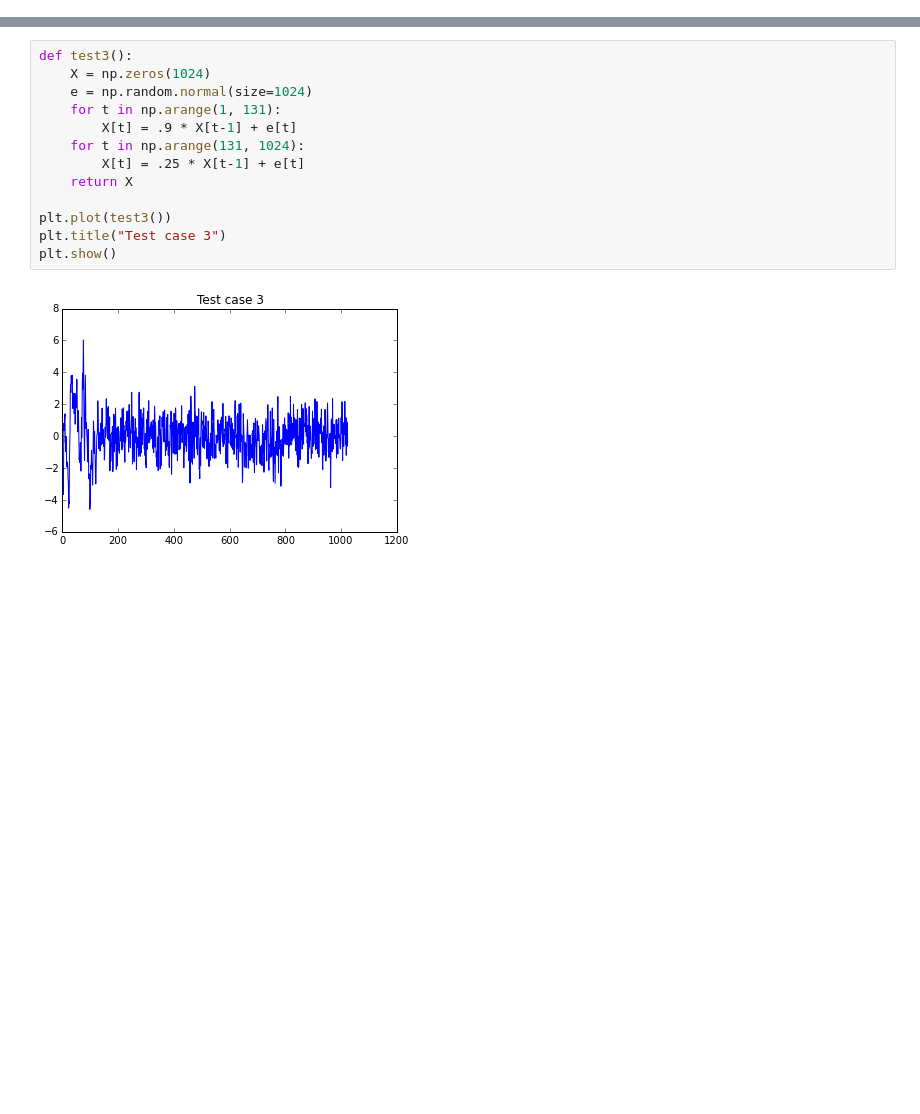
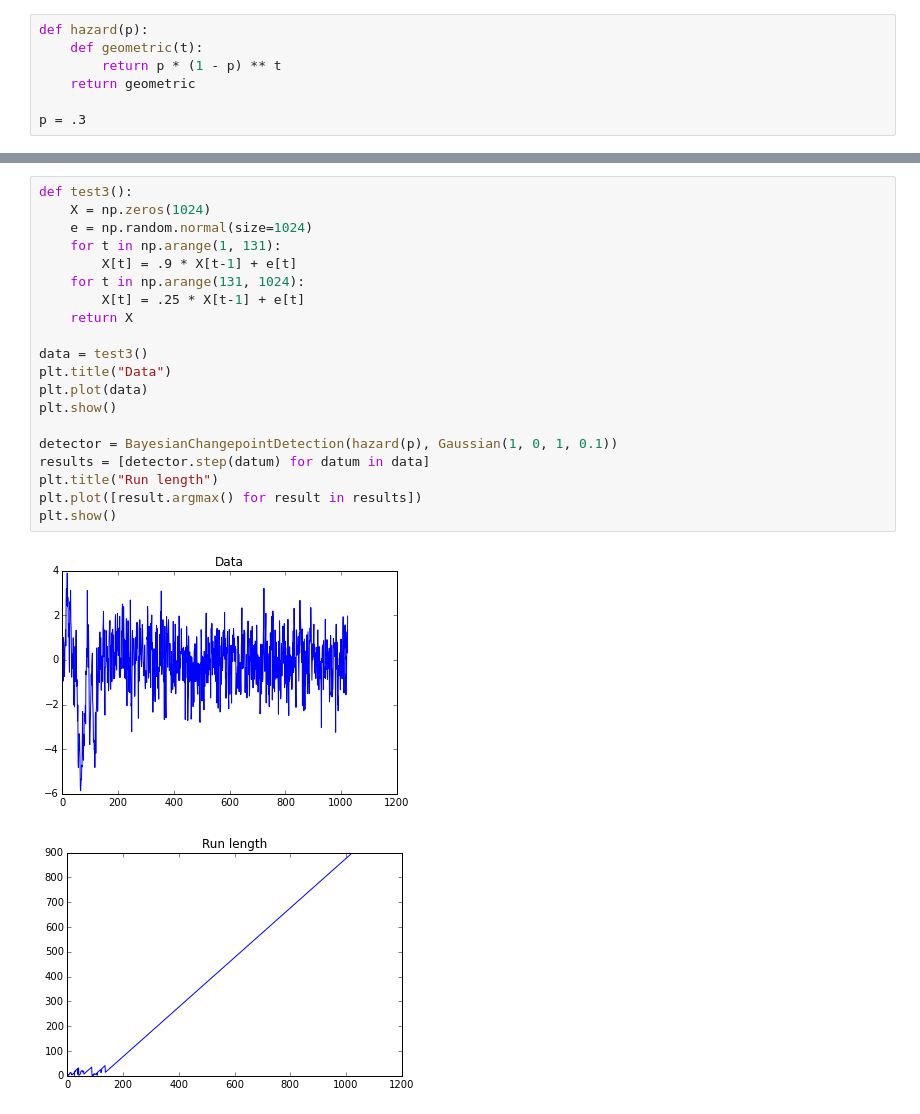
Before and after one commit to concord/ml, a Jupyter notebook: notebooks/Nathan test cases.ipynb, the cells around one changed output, grey strips where cells are left out. Drawn from its saved outputs; the diff is of its cells as text; blank space fills up the shorter version.

Commit message:
Applied changepoint detector to test cases

```diff
--- a/notebooks/Nathan test cases.ipynb
+++ b/notebooks/Nathan test cases.ipynb
@@ -6,3 +12,10 @@ import math
+# %%
+def hazard(p):
+    def geometric(t):
+        return p * (1 - p) ** t
+    return geometric
+
+p = .3
 # %%
 def test1():
     X = np.zeros(1024)
@@ -40,18 +69,26 @@ plt.show()
 # %%
 def test3():
     X = np.zeros(1024)
     e = np.random.normal(size=1024)
     for t in np.arange(1, 131):
         X[t] = .9 * X[t-1] + e[t]
     for t in np.arange(131, 1024):
         X[t] = .25 * X[t-1] + e[t]
     return X
 
-plt.plot(test3())
-plt.title("Test case 3")
+data = test3()
+plt.title("Data")
+plt.plot(data)
 plt.show()
+
+detector = BayesianChangepointDetection(hazard(p), Gaussian(1, 0, 1, 0.1))
+results = [detector.step(datum) for datum in data]
+plt.title("Run length")
+plt.plot([result.argmax() for result in results])
+plt.show()
 # %% [output]
-[figure, old version]
+[figure, new version]
+[figure, added]
 # %%
 def test4():
     X = np.zeros(1024)
```
Also changed, not shown: parts of 7 cells of this notebook.
